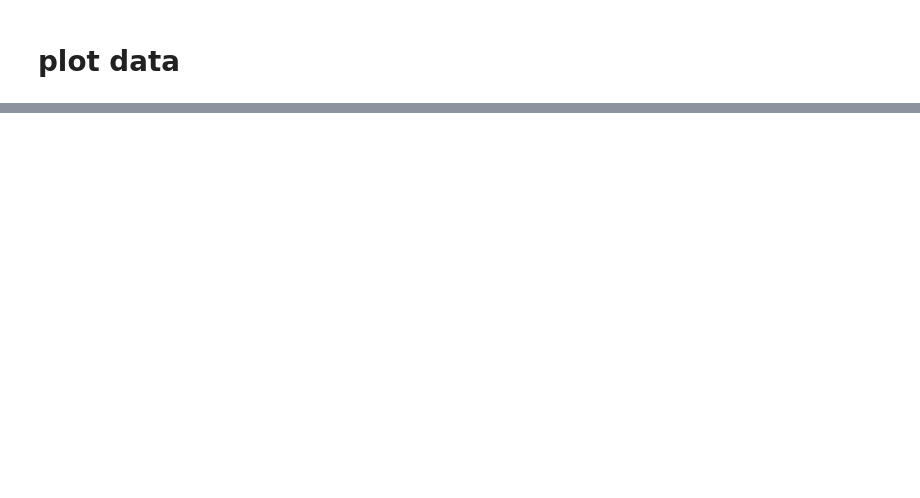
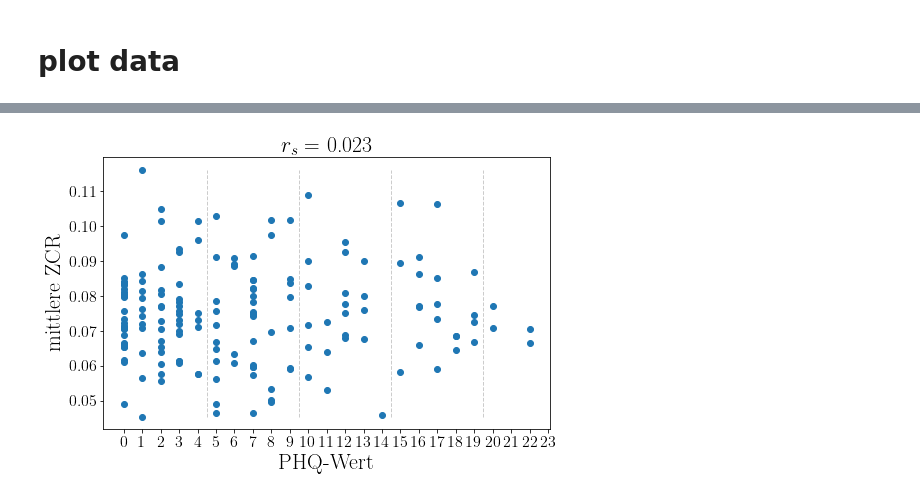
Before and after one commit to oulfik/depression_speech_analysis, a Jupyter notebook: scatter_audio_feat_depress.ipynb, the cells around one changed output, grey strips where cells are left out. Saved outputs shown, nothing was run; the diff lists cells and outputs as text; code cells hidden in the pictures; blank space fills up the shorter version.

```diff
--- a/scatter_audio_feat_depress.ipynb
+++ b/scatter_audio_feat_depress.ipynb
@@ -65,19 +47,12 @@ def createParticipantInfoFromCsv(csv_file: str) -> dict:
         line_count = 0
         for row in csv_reader:
             line_count += 1
-            #or row[0] == '387'
             if line_count == 1:
                 continue
             inner_dict = {}
-            if row[1] == "1":
-                inner_dict.update({"depressed": "yes"})
-            else:
-                inner_dict.update({"depressed": "no"})
-            inner_dict.update({"phq_score": row[2]})
-            if row[3] == "1":
-                inner_dict.update({"gender": "male"})
-            else:
-                inner_dict.update({"gender": "female"})
+            inner_dict.update({"phq_score": row[3]})
+            inner_dict.update({"gender": row[1]})
+
             outer_dict[row[0]] = inner_dict
 
     return outer_dict
@@ -91,7 +66,11 @@ if PARTICIPANTS_INFO_EXIST_ON_DISK == False:
 # %%
 if PARTICIPANTS_INFO_EXIST_ON_DISK == False:
     for k, v in PARTICIPANTS_INFO.items():
-        loaded_audio, _ = librosa.load(f"{PATH_TO_AUDIO}{k}{FILE_NAME_SUFFIX}", sr=SAMPLING_RATE, offset=20.0)
+        y, _ = librosa.load(f"{PATH_TO_AUDIO}{k}{FILE_NAME_SUFFIX}", sr=SAMPLING_RATE)
+        length = librosa.get_duration(y=y, sr=SAMPLING_RATE)
+        offset = length/2
+        loaded_audio, _ = librosa.load(f"{PATH_TO_AUDIO}{k}{FILE_NAME_SUFFIX}", sr=SAMPLING_RATE, offset=offset,
+                                       duration=30.0)
         v.update({"loaded_audio_30s": loaded_audio})
         print(f"loaded audio file for participant {k}!")
     print("loaded all audio files with librosa!")
@@ -334,0 +262,74 @@ for k, v in group_stats['female'].items():
+# %%
+
+def plot_scatter(x, y, x_label, y_label, plot_title, x_ticks=None, axis_font_size=12, ticks_font_size=11, group='male'):
+    plt.figure(figsize=(8, 5))
+    plt.scatter(x, y)
+    plt.xlabel(x_label, fontsize=axis_font_size)
+    plt.ylabel(y_label, fontsize=axis_font_size)
+    plt.xticks(x_ticks)
+    plt.xticks(fontsize=ticks_font_size)
+    plt.yticks(fontsize=ticks_font_size)
+    plt.title(plot_title, fontsize=axis_font_size)
+
+    #plot vlines to differentiate between phq-severities
+    plt.vlines(4.5, min(y), max(y), linestyles='dashed', linewidth=1, colors='0.8')
+    plt.vlines(9.5, min(y), max(y), linestyles='dashed', linewidth=1, colors='0.8')
+    plt.vlines(14.5, min(y), max(y), linestyles='dashed', linewidth=1, colors='0.8')
+    plt.vlines(19.5, min(y), max(y), linestyles='dashed', linewidth=1, colors='0.8')
+
+    #plt.text(21, 0.06, 'matplotlib')
+    #plt.gca().xaxis.set_major_formatter(StrMethodFormatter('{x:,.0f}')) # No decimal places
+    plt.savefig(f"{y_label}_{group}.svg")
+    plt.show()
+
+
+def set_y_label(str):
+    if str == 'zcr_mean':
+        return 'mittlere ZCR'
+    elif str == 'rmse_mean':
+        return 'mittlere RMSE'
+    elif str == 'f0_mean':
+        return 'mittlerer F0'
+    elif str == 'f0_std':
+        return 'F0 Standardabweichung'
+    elif str == 'centroid_mean':
+        return 'mittlerer Spectral Centroid'
+    elif str == 'spec_bw_mean':
+        return 'mittlere spektrale Bandbreite'
+    elif str == 'rolloff_mean':
+        return 'mittlerer spektraler Rolloff'
+    elif str == 'f0_range':
+        return 'F0-Bereich'
+
+# plot for males
+for k, v in group_stats['male'].items():
+    if k not in ['x', 'spearman_coeffs']:
+        spearman = group_stats['male']['spearman_coeffs'][k][0]
+        plot_scatter(group_stats['male']['x'],
+                 v,
+                 'PHQ-Wert',
+                 set_y_label(k),
+                 r'$r_{s}=$' + f" {round(spearman, 3)}",
+                 x_ticks=range(0, 25),
+                 axis_font_size=22,
+                 ticks_font_size=16)
+
+
+print("-------------------------------------------------------------------")
+
+
+# plot for females
+for k, v in group_stats['female'].items():
+    if k not in ['x', 'spearman_coeffs']:
+        spearman = group_stats['female']['spearman_coeffs'][k][0]
+        plot_scatter(group_stats['female']['x'],
+                 v,
+                 'PHQ-Wert',
+                 set_y_label(k),
+                 r'$r_{s}=$' + f" {round(spearman, 3)}",
+                 x_ticks=range(0, 25),
+                 axis_font_size=22,
+                 ticks_font_size=16,
+                 group='female')
+# %% [output]
+[figure, added]
```
Also changed, not shown: parts of 11 cells of this notebook, 32 other files.
